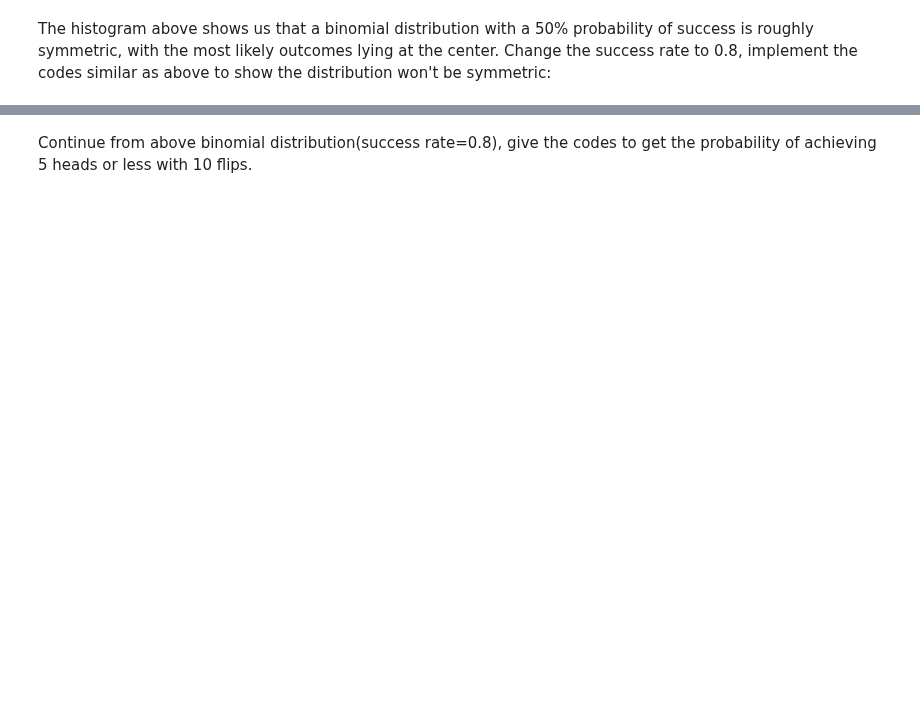
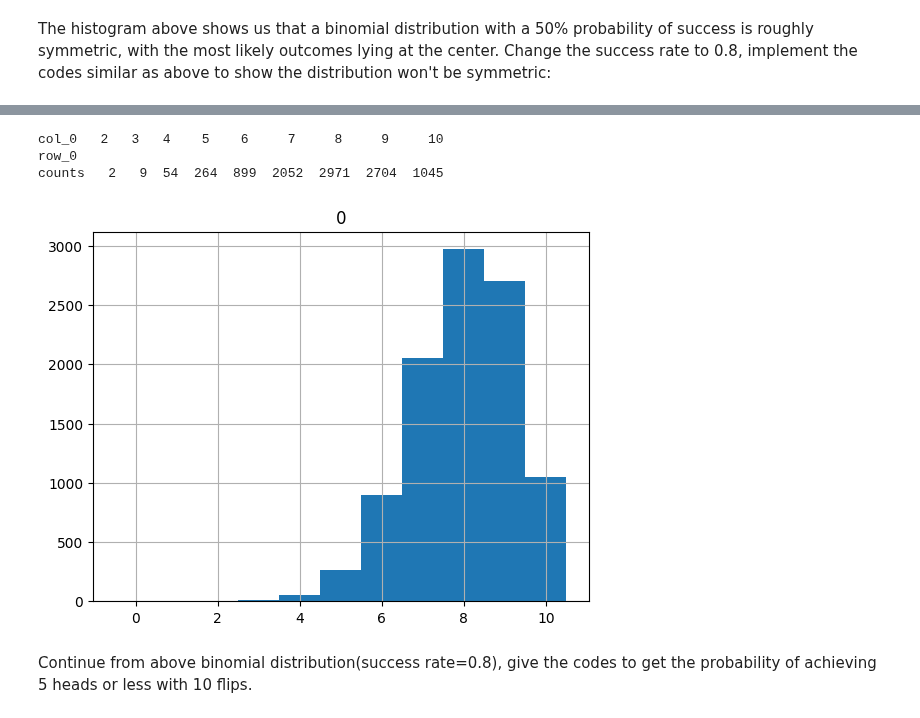
Before and after one commit to rentang33/CS6647, a Jupyter notebook: powerapp.ipynb, the cells around one changed output, grey strips where cells are left out. Cells and saved outputs as stored; diff of their text form; code cells hidden in the pictures; blank space fills up the shorter version.

```diff
--- a/powerapp.ipynb
+++ b/powerapp.ipynb
@@ -155,2 +119,14 @@ counts   2   7  54  253  886  2046  3001  2700  1051
+# %%
+# Codes are provided here.
+fair_coin_flips = sci.binom.rvs(n=10, p=0.8,size=10000)
+# Print out the counts for 0 heads, 1 head, ...10 heads of each trial with 10000 trials.
+print( pd.crosstab(index="counts", columns= fair_coin_flips))
+# Draw the histogram.
+pd.DataFrame(fair_coin_flips).hist(range=(-0.5,10.5), bins=11);
+# %% [output]
+col_0   2   3   4    5    6     7     8     9     10
+row_0
+counts   2   9  54  264  899  2052  2971  2704  1045
+[figure, added]
 # %% [markdown]
 Continue from above binomial distribution(success rate=0.8), give the codes to get the probability of achieving 5 heads or less with 10 flips.
```
Also changed, not shown: parts of 20 cells of this notebook.
